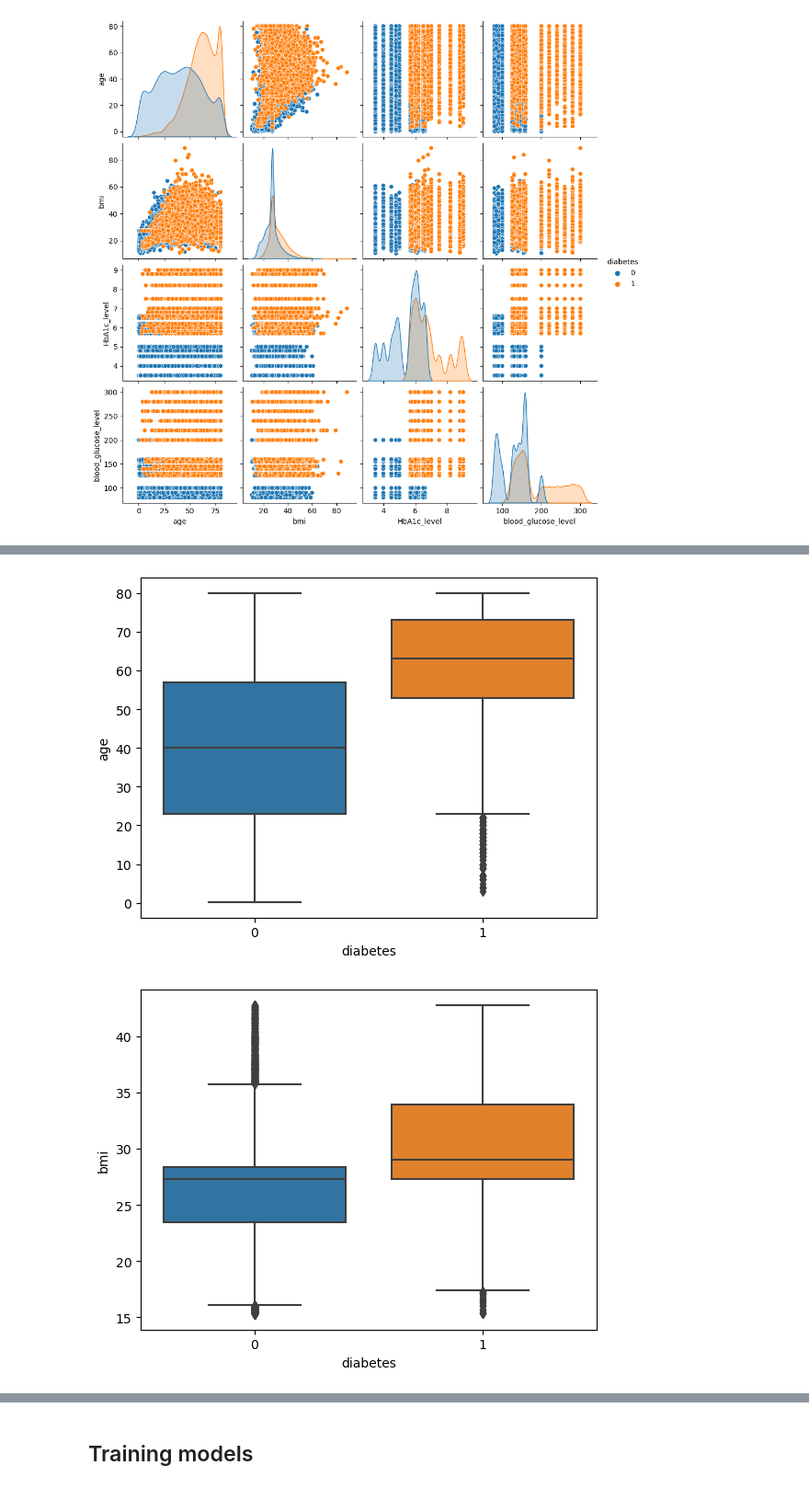
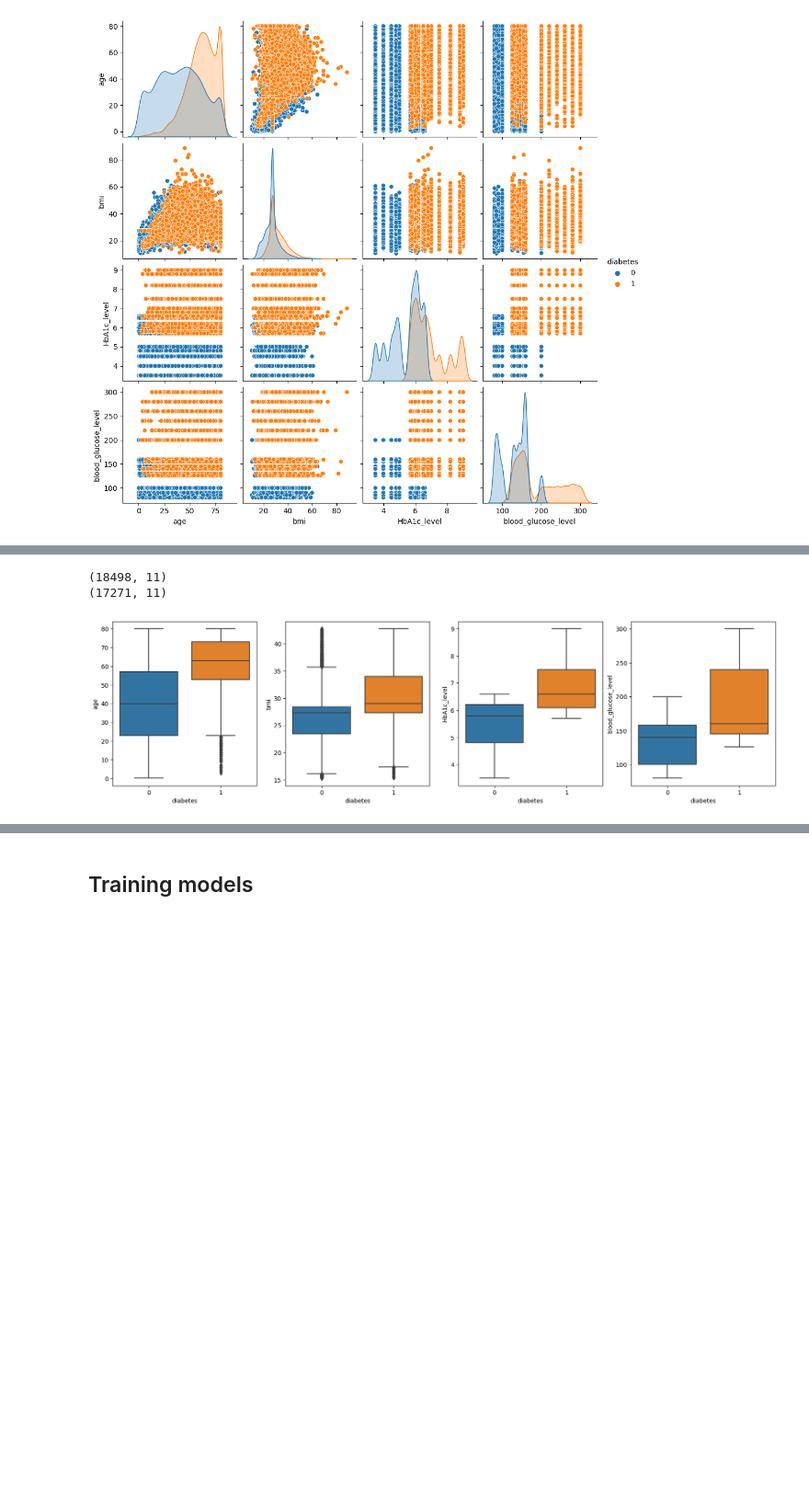
Before and after one commit to ryshng/Jedi-UPC, a Jupyter notebook: MachineLearning/Project-ML.ipynb, the cells around one changed output, grey strips where cells are left out. Shown at 92% size. Drawn from its saved outputs; the diff is of its cells as text; code cells hidden in the pictures; blank space fills up the shorter version.

```diff
--- a/MachineLearning/Project-ML.ipynb
+++ b/MachineLearning/Project-ML.ipynb
@@ -285,9 +292,9 @@ sns.pairplot(df[["age", "bmi", "HbA1c_level", "blood_glucose_level", "diabetes"]
 # %%
 features = ["age", "bmi", "HbA1c_level", "blood_glucose_level"]
 #print(int(np.floor(len(features)/2)))
-
-for feature in features:
-    #print(feature)
-    plt.figure()
-    sns.boxplot(x=df["diabetes"], y=df[feature])
+_, axes = plt.subplots(1, len(features), figsize=(20, 5))
+for feature, axe in list(zip(features, axes)):
+     #print(feature)
+    #plt.figure()
+    sns.boxplot(x=df["diabetes"], y=df[feature], ax=axe)
 # %% [output]
@@ -298,14 +302,28 @@ for feature in features:
 # %%
+print(df.shape)
+_, axes = plt.subplots(1, len(features), figsize=(20, 5))
 Q1 = df["bmi"].quantile(0.25)
 Q3 = df["bmi"].quantile(0.75)
 IQR = Q3 - Q1    #IQR is interquartile range.
-
 filter = (df["bmi"] >= Q1 - 1.5 * IQR) & (df["bmi"] <= Q3 + 1.5 *IQR)
 filt = df.loc[filter]
 
-for feature2 in features:
-    plt.figure()
-    sns.boxplot(x=filt["diabetes"], y=filt[feature2])
+Q1 = df["age"].quantile(0.25)
+Q3 = df["age"].quantile(0.75)
+IQR = Q3 - Q1    #IQR is interquartile range.
+filter2 = (filt["age"] >= Q1 - 1.5 * IQR) & (filt["age"] <= Q3 + 1.5 *IQR)
+filt2 = filt.loc[filter2]
+
+print(filt.shape)
+
+for feature2, axe in list(zip(features, axes)):
+    #plt.figure()
+
+    sns.boxplot(x=filt2["diabetes"], y=filt2[feature2], ax=axe)
+
+#print(filter)
+#filt
 # %% [output]
+(18498, 11)
+(17271, 11)
-[figure, old version]
+[figure, new version]
-[figure, removed]
```
Also changed, not shown: parts of 47 cells of this notebook.
